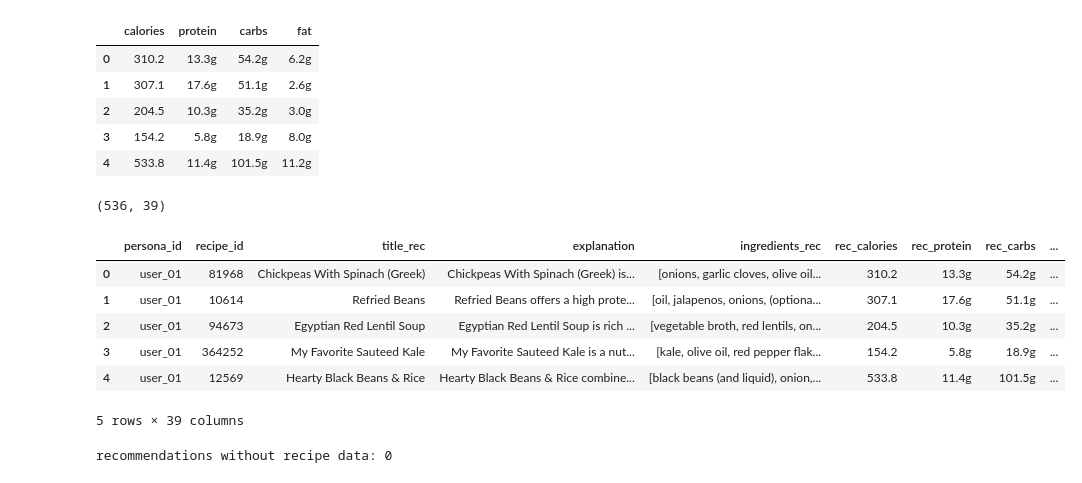
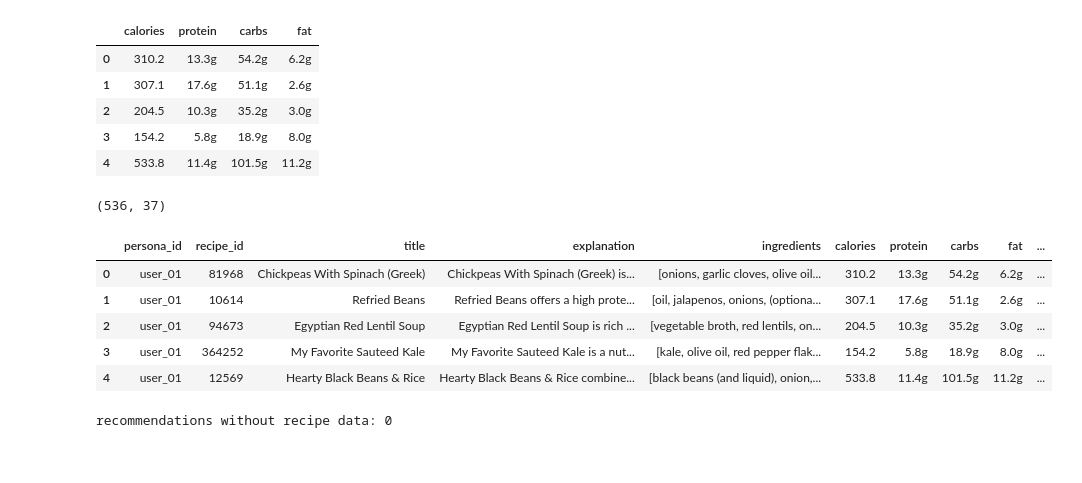
Before and after one commit to lay-animals-projects/food-recommender-evaluation, a Jupyter notebook: data_exploration.ipynb, the cells around one changed output. Saved outputs shown, nothing was run; the diff lists cells and outputs as text; code cells hidden in the pictures.

```diff
--- a/data_exploration.ipynb
+++ b/data_exploration.ipynb
@@ -106,0 +124,4 @@ recipe columns:
+# %%
+# pd display setting
+pd.set_option("display.max_columns", None)
+pd.set_option("display.max_colwidth", 50)
@@ -403,24 +433,35 @@ recommendations_df = pd.concat(
     axis=1
 )
 # %%
+# merge recommendation and recipe
+
 merged_df = recommendations_df.merge(
     recipes,
     on="recipe_id",
     how="left",
     suffixes=("_rec", "_recipe")
 )
 
+merged_df = merged_df.drop(columns="title_recipe")
+merged_df = merged_df.drop(columns="ingredients_title")
+merged_df = merged_df.rename(columns={"title_rec": "title"})
+merged_df = merged_df.rename(columns={"ingredients_rec": "ingredients"})
+merged_df = merged_df.rename(columns={"rec_calories": "calories"})
+merged_df = merged_df.rename(columns={"rec_protein": "protein"})
+merged_df = merged_df.rename(columns={"rec_carbs": "carbs"})
+merged_df = merged_df.rename(columns={"rec_fat": "fat"})
+merged_df = merged_df.rename(columns={"ingredients_recipe": "ingredients_detailed"})
+
 print(merged_df.shape)
 display(merged_df.head())
 # %% [output]
-(536, 39)
+(536, 37)
-|  | persona_id | recipe_id | title_rec | explanation | ingredients_rec | rec_calories | rec_protein | rec_carbs | ... |
-| 0 | user_01 | 81968 | Chickpeas With Spinach (Greek) | Chickpeas With Spinach (Greek) is... | [onions, garlic cloves, olive oil... | 310.2 | 13.3g | 54.2g | ... |
-| 1 | user_01 | 10614 | Refried Beans | Refried Beans offers a high prote... | [oil, jalapenos, onions, (optiona... | 307.1 | 17.6g | 51.1g | ... |
-| 2 | user_01 | 94673 | Egyptian Red Lentil Soup | Egyptian Red Lentil Soup is rich ... | [vegetable broth, red lentils, on... | 204.5 | 10.3g | 35.2g | ... |
-| 3 | user_01 | 364252 | My Favorite Sauteed Kale | My Favorite Sauteed Kale is a nut... | [kale, olive oil, red pepper flak... | 154.2 | 5.8g | 18.9g | ... |
-| 4 | user_01 | 12569 | Hearty Black Beans & Rice | Hearty Black Beans & Rice combine... | [black beans (and liquid), onion,... | 533.8 | 11.4g | 101.5g | ... |
+|  | persona_id | recipe_id | title | explanation | ingredients | calories | protein | carbs | fat | ... |
+| 0 | user_01 | 81968 | Chickpeas With Spinach (Greek) | Chickpeas With Spinach (Greek) is... | [onions, garlic cloves, olive oil... | 310.2 | 13.3g | 54.2g | 6.2g | ... |
+| 1 | user_01 | 10614 | Refried Beans | Refried Beans offers a high prote... | [oil, jalapenos, onions, (optiona... | 307.1 | 17.6g | 51.1g | 2.6g | ... |
+| 2 | user_01 | 94673 | Egyptian Red Lentil Soup | Egyptian Red Lentil Soup is rich ... | [vegetable broth, red lentils, on... | 204.5 | 10.3g | 35.2g | 3.0g | ... |
+| 3 | user_01 | 364252 | My Favorite Sauteed Kale | My Favorite Sauteed Kale is a nut... | [kale, olive oil, red pepper flak... | 154.2 | 5.8g | 18.9g | 8.0g | ... |
+| 4 | user_01 | 12569 | Hearty Black Beans & Rice | Hearty Black Beans & Rice combine... | [black beans (and liquid), onion,... | 533.8 | 11.4g | 101.5g | 11.2g | ... |
-5 rows × 39 columns
 # %%
 print(
     "recommendations without recipe data:",
```
Also changed, not shown: parts of 37 cells of this notebook.
